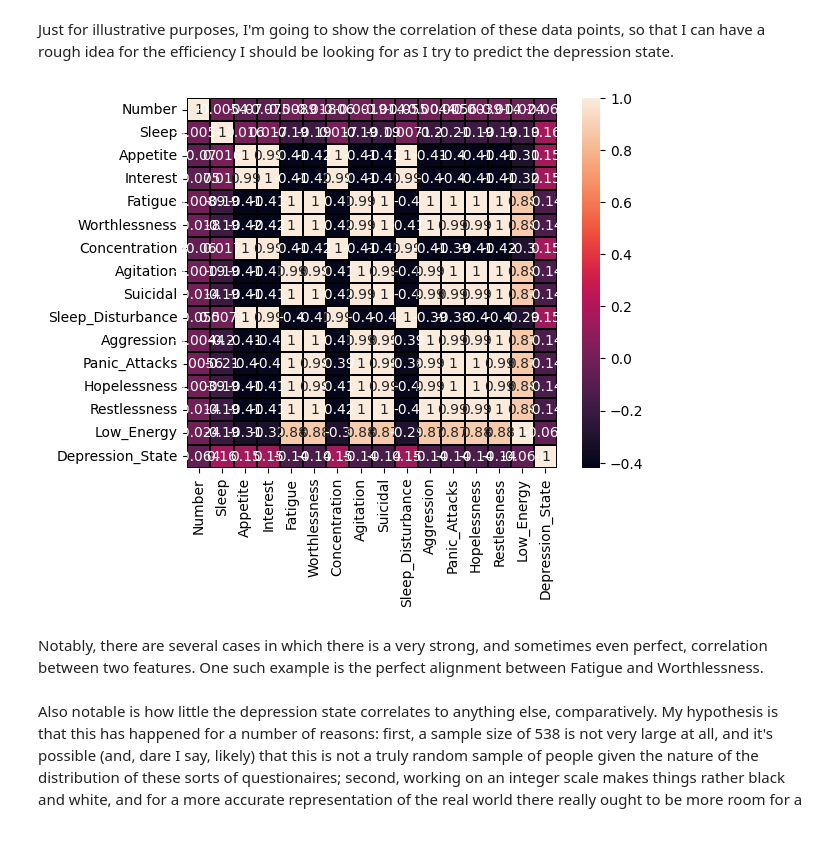
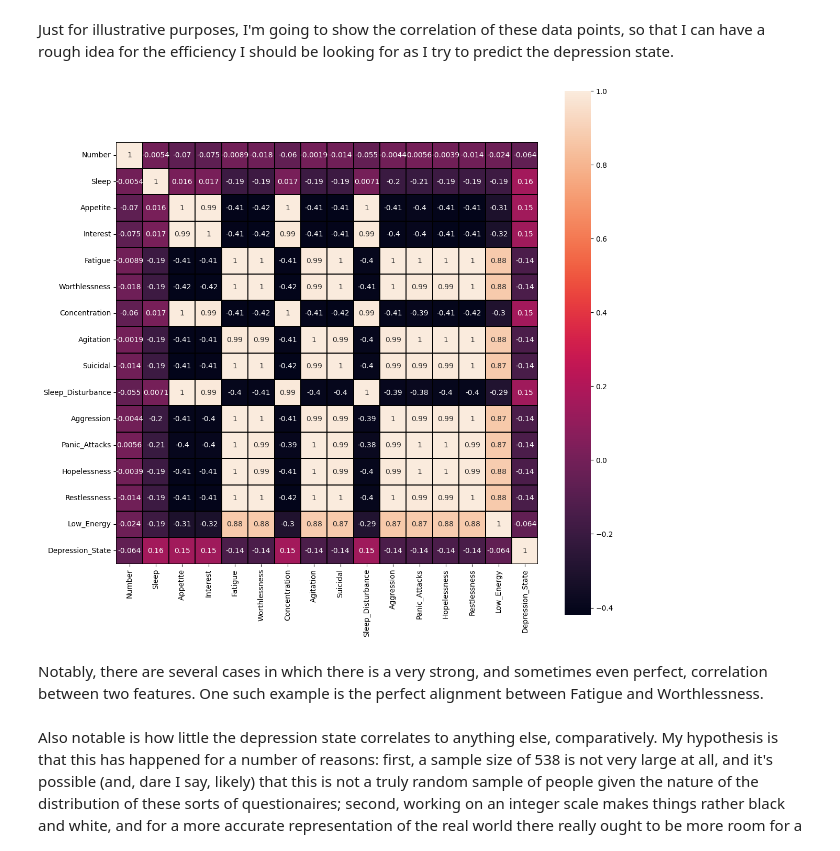
Before and after one commit to COSC5557/ml-algorithm-selection-arrangedcupid0, a Jupyter notebook: ml-optimizer.ipynb, the cells around one changed output. Cells and saved outputs as stored; diff of their text form; code cells hidden in the pictures.

Commit message:
resized heatmap, clarified lreg rounding

```diff
--- a/ml-optimizer.ipynb
+++ b/ml-optimizer.ipynb
@@ -28,11 +28,11 @@ data = data.drop(data[data['Depression_State'] > 3.1].index)
 Just for illustrative purposes, I'm going to show the correlation of these data points, so that I can have a rough idea for the efficiency I should be looking for as I try to predict the depression state.
 # %%
 df = pd.DataFrame(data)
+plt.figure(figsize=(13,13))
+sns.heatmap(df.corr(), square = True, annot=True, annot_kws={'fontsize':10}, linewidths=.1, vmax=1, linecolor='black')#, cmap='Grays')
 plt.show()
-sns.heatmap(df.corr(), square = True, annot= True, linewidths=.1, vmax=1, linecolor='black')#, cmap='Grays')
-plt.show()
 # %% [output]
-[figure, old version]
+[figure, new version]
 # %% [markdown]
 Notably, there are several cases in which there is a very strong, and sometimes even perfect, correlation between two features. One such example is the perfect alignment between Fatigue and Worthlessness.\
 \
```
Also changed, not shown: parts of 11 cells of this notebook.
